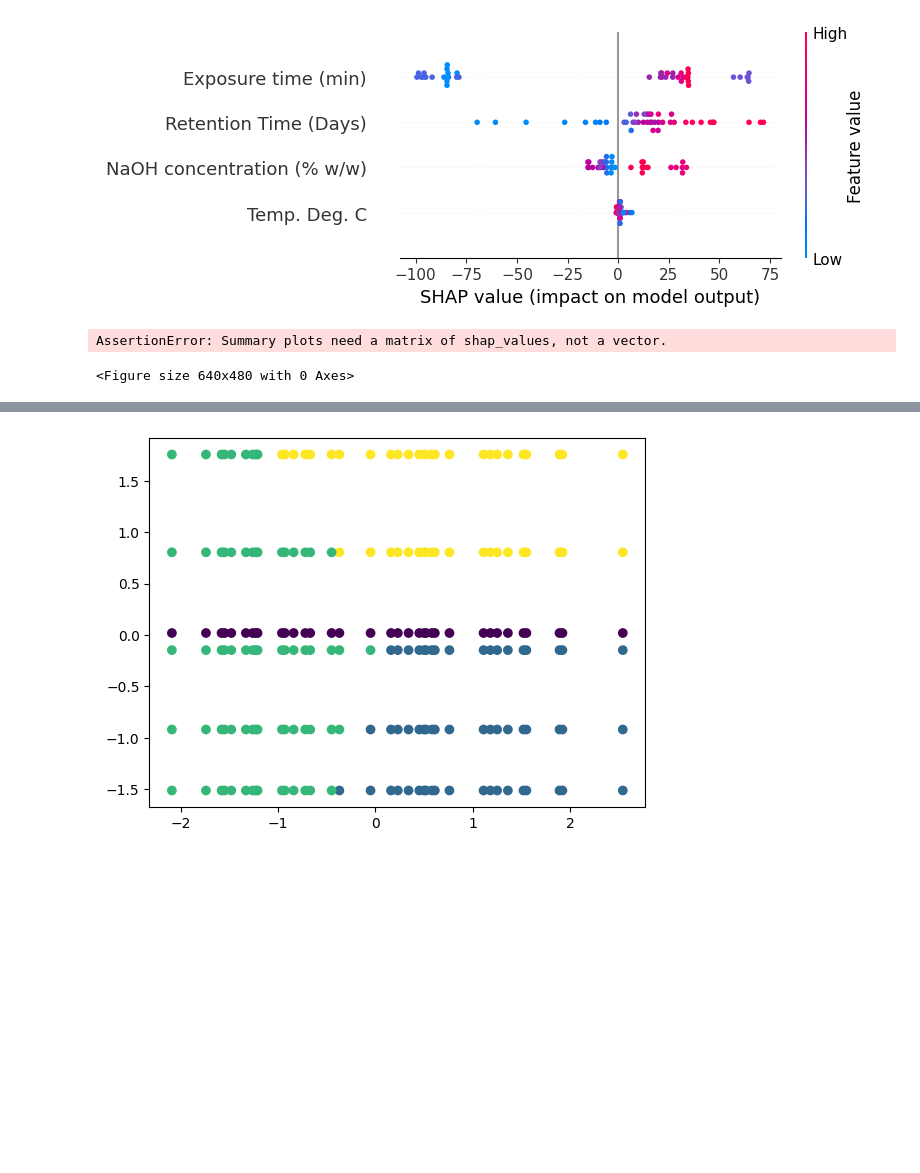
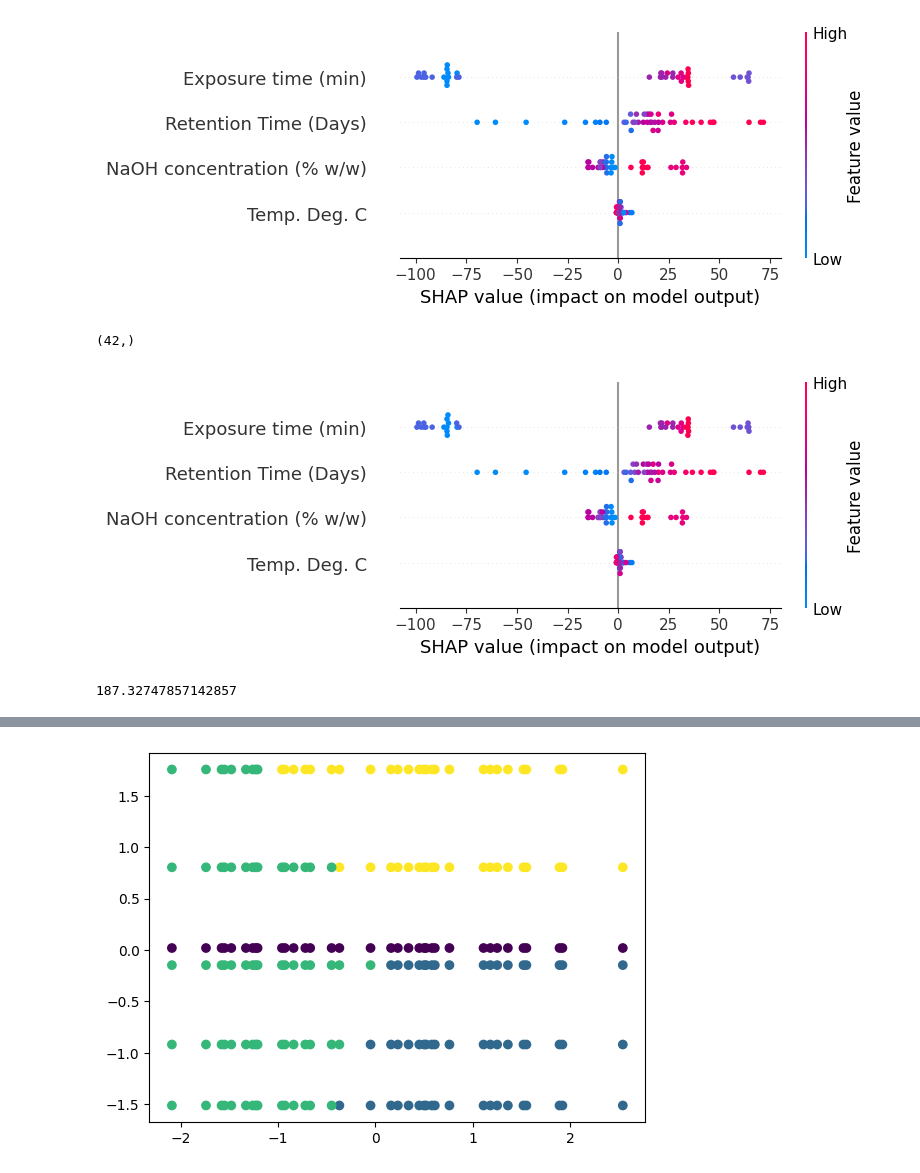
Before and after one commit to iretex/research, a Jupyter notebook: note.ipynb, the cells around one changed output, grey strips where cells are left out. Cells and saved outputs as stored; diff of their text form; code cells hidden in the pictures; blank space fills up the shorter version.

Commit message:
added custom plots

```diff
--- a/note.ipynb
+++ b/note.ipynb
@@ -117,8 +117,16 @@ shap_values = explainer1.shap_values(X_test)
 shap.summary_plot(shap_values, X_test)
 # %% [output]
 [figure]
+# %%
+shap_values[:,0].shape
+# X_test.shape
+# %% [output]
+(42,)
 # %%
-shap.summary_plot(shap_values[0], X_test)
+shap.summary_plot(shap_values[:,], X_test)
 # %% [output]
-AssertionError: Summary plots need a matrix of shap_values, not a vector.
-<Figure size 640x480 with 0 Axes>
+[figure, added]
+# %%
+explainer1.expected_value[0]
+# %% [output]
+187.32747857142857
```
Also changed, not shown: parts of 3 cells of this notebook.
